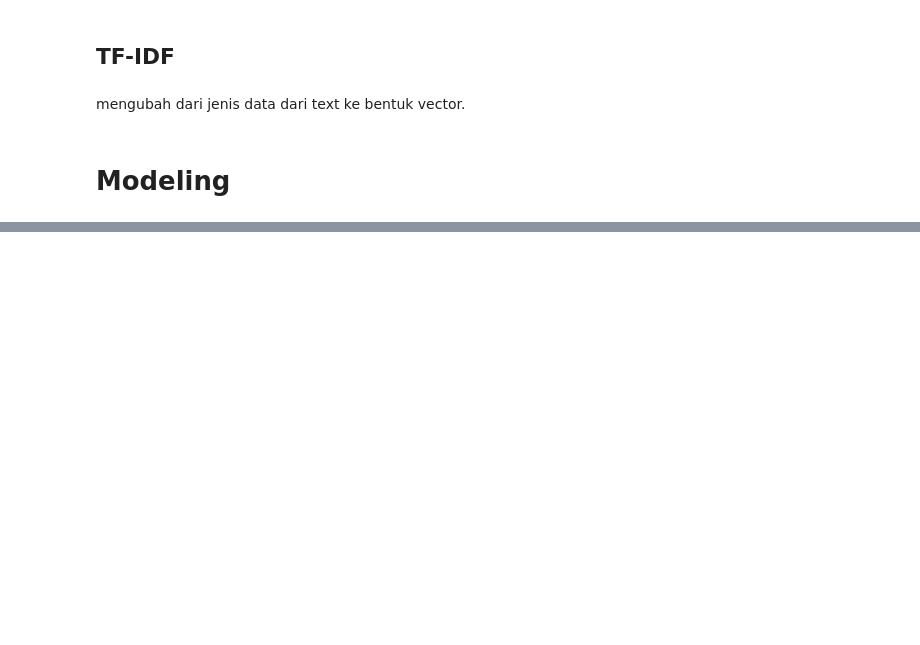
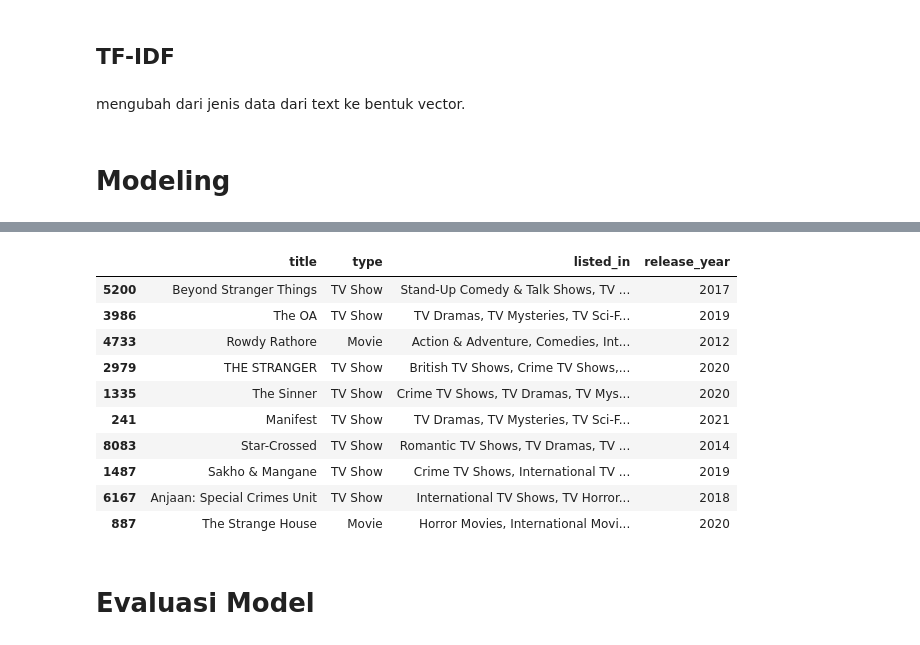
Before and after one commit to potaHere/submssion-Machine-Learning-Terapan, a Jupyter notebook: Sistem_Rekomendasi.ipynb, the cells around one changed output, grey strips where cells are left out. Drawn from its saved outputs; the diff is of its cells as text; code cells hidden in the pictures; blank space fills up the shorter version.

```diff
--- a/Sistem_Rekomendasi.ipynb
+++ b/Sistem_Rekomendasi.ipynb
@@ -203,5 +203,36 @@ mengubah dari jenis data dari text ke bentuk vector.
 # Modeling
 # %%
 cosine_sim = cosine_similarity(tfidf_matrix, tfidf_matrix)
+
+# Membuat dataframe indices yang memetakan judul ke index
+indices = pd.Series(preprocessed_df.index, index=preprocessed_df['title']).drop_duplicates()
+
+# Fungsi untuk mendapatkan rekomendasi berdasarkan judul
+def get_recommendations(title, cosine_sim=cosine_sim):
+    # Mendapatkan index dari judul
+    try:
+        idx = indices[title]
+    except:
+        return "Title not found. Please check the title and try again."
+
+    # Mendapatkan skor kesamaan dari semua film dengan film tersebut
+    sim_scores = list(enumerate(cosine_sim[idx]))
+
+    # Mengurutkan film berdasarkan skor kesamaan
+    sim_scores = sorted(sim_scores, key=lambda x: x[1], reverse=True)
+
+    # Mendapatkan 10 film yang paling mirip (tidak termasuk film itu sendiri)
+    sim_scores = sim_scores[1:11]
+
+    # Mendapatkan index film
+    movie_indices = [i[0] for i in sim_scores]
+
+    # Mengembalikan 10 film yang paling mirip
+    return preprocessed_df[['title', 'type', 'listed_in', 'release_year']].iloc[movie_indices]
 # %%
+# Contoh penggunaan fungsi rekomendasi
+contoh_film = 'Stranger Things'
+rekomendasi = get_recommendations(contoh_film)
+print(f"Rekomendasi untuk '{contoh_film}':\n")
+rekomendasi
 # %% [output]
@@ -208,0 +240,13 @@ IndentationError: expected an indented block after 'if' statement on line 6 (<ip
+|  | title | type | listed_in | release_year |
+| 5200 | Beyond Stranger Things | TV Show | Stand-Up Comedy & Talk Shows, TV ... | 2017 |
+| 3986 | The OA | TV Show | TV Dramas, TV Mysteries, TV Sci-F... | 2019 |
+| 4733 | Rowdy Rathore | Movie | Action & Adventure, Comedies, Int... | 2012 |
+| 2979 | THE STRANGER | TV Show | British TV Shows, Crime TV Shows,... | 2020 |
+| 1335 | The Sinner | TV Show | Crime TV Shows, TV Dramas, TV Mys... | 2020 |
+| 241 | Manifest | TV Show | TV Dramas, TV Mysteries, TV Sci-F... | 2021 |
+| 8083 | Star-Crossed | TV Show | Romantic TV Shows, TV Dramas, TV ... | 2014 |
+| 1487 | Sakho & Mangane | TV Show | Crime TV Shows, International TV ... | 2019 |
+| 6167 | Anjaan: Special Crimes Unit | TV Show | International TV Shows, TV Horror... | 2018 |
+| 887 | The Strange House | Movie | Horror Movies, International Movi... | 2020 |
+# %% [markdown]
+# Evaluasi Model
```
Also changed, not shown: parts of 5 cells of this notebook.
